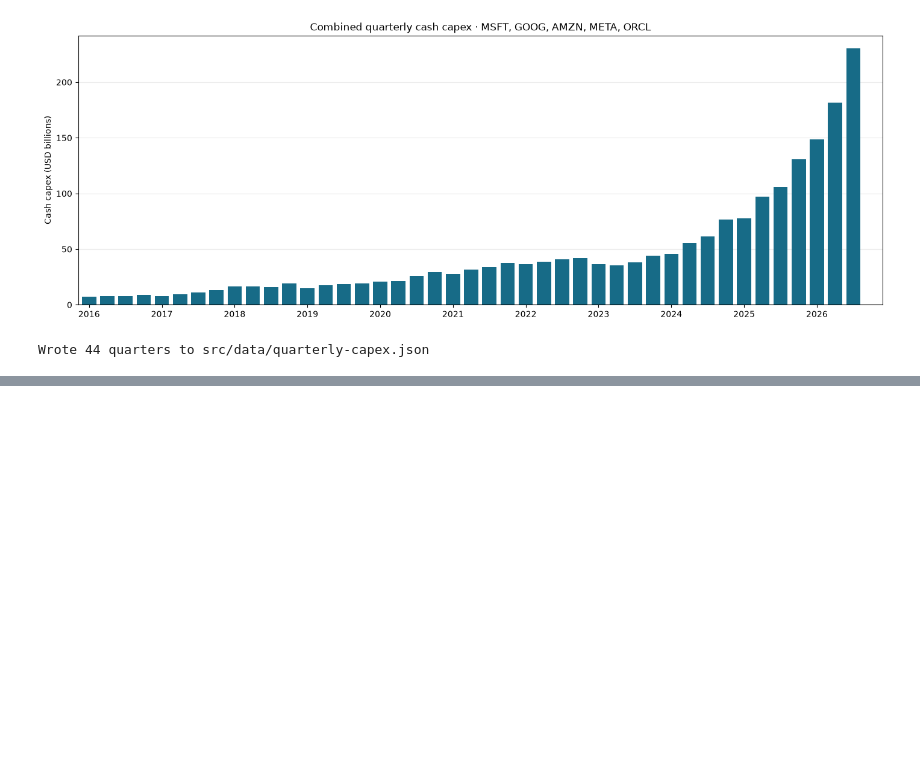
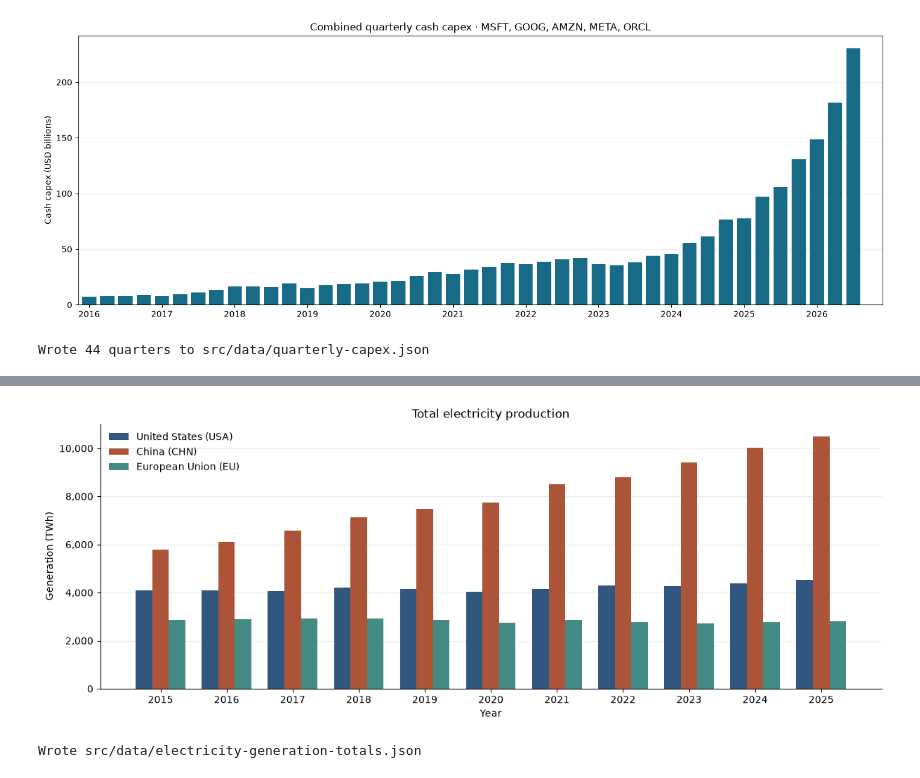
Before and after one commit to rcastellotti/DV2026-GrizzlyBears, a Jupyter notebook: main.ipynb, the cells around one changed output, grey strips where cells are left out. Saved outputs shown, nothing was run; the diff lists cells and outputs as text; code cells hidden in the pictures; blank space fills up the shorter version.

```diff
--- a/main.ipynb
+++ b/main.ipynb
@@ -158,0 +259,55 @@ Wrote 44 quarters to src/data/quarterly-capex.json
+# %%
+import numpy as np
+from matplotlib.ticker import StrMethodFormatter
+
+region_colors = {
+    "United States": "#31577f",
+    "China": "#ac5437",
+    "EU": "#438b84",
+}
+
+totals = generation.loc[
+    generation["Area"].isin(regions) & generation["Electricity source"].eq("Total generation")
+].pivot(index="Year", columns="Area", values="Generation (TWh)")
+totals = totals.loc[common_years, list(regions)]
+if totals.isna().any().any():
+    raise ValueError("Missing total generation for at least one region and year.")
+
+positions = np.arange(len(totals))
+bar_width = 0.25
+fig, ax = plt.subplots(figsize=(12, 4.5), layout="constrained")
+for i, (region, label) in enumerate(regions.items()):
+    offset = (i - (len(regions) - 1) / 2) * bar_width
+    ax.bar(positions + offset, totals[region], width=bar_width,
+           color=region_colors[region], label=label)
+
+ax.set(title="Total electricity production", xlabel="Year", ylabel="Generation (TWh)")
+ax.set_xticks(positions, totals.index)
+ax.yaxis.set_major_formatter(StrMethodFormatter("{x:,.0f}"))
+ax.grid(axis="y", alpha=0.25)
+ax.set_axisbelow(True)
+ax.spines[["top", "right"]].set_visible(False)
+ax.legend(frameon=False)
+plt.show()
+# %% [output]
+[figure, added]
+# %%
+totals_export = [
+    {
+        "name": label,
+        "color": region_colors[region],
+        "years": [
+            {"year": int(year), "totalTwh": float(total_twh)}
+            for year, total_twh in totals[region].items()
+        ],
+    }
+    for region, label in regions.items()
+]
+
+totals_export_path = Path("src/data/electricity-generation-totals.json")
+totals_export_path.write_text(
+    json.dumps(totals_export, indent=2, allow_nan=False) + "\n", encoding="utf-8"
+)
+print(f"Wrote {totals_export_path}")
+# %% [output]
+Wrote src/data/electricity-generation-totals.json
```
Also changed, not shown: parts of 6 cells of this notebook, 9 other files.
